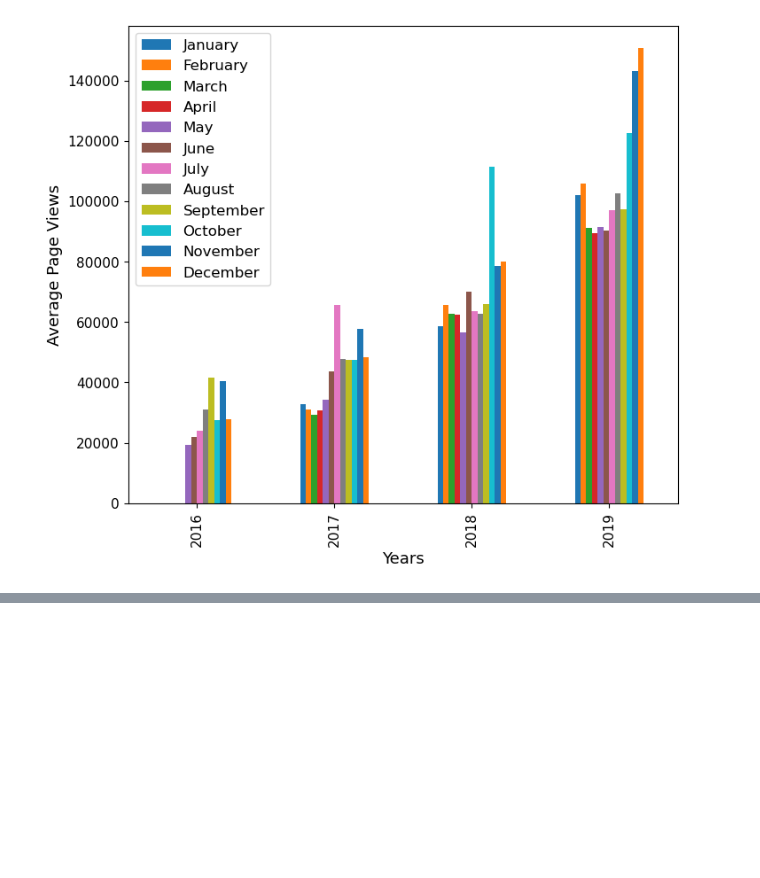
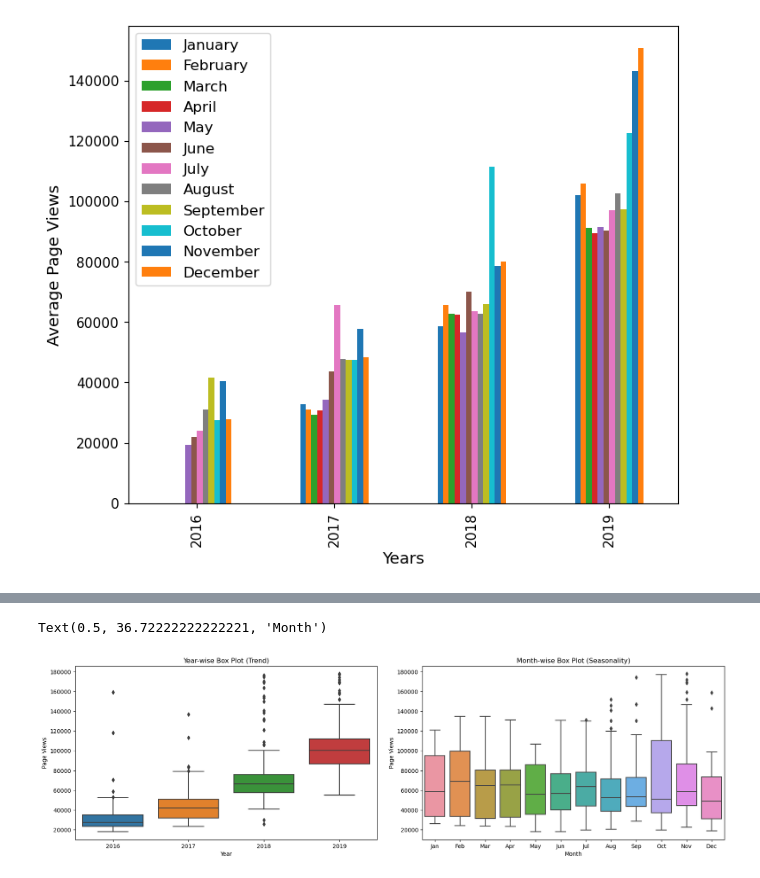
Before and after one commit to MrSz-84/Freecodecamp_data_science, a Jupyter notebook: Final_projects/final_time_series_visualizer/time_series_visualizer.ipynb, the cells around one changed output, grey strips where cells are left out. Drawn from its saved outputs; the diff is of its cells as text; code cells hidden in the pictures; blank space fills up the shorter version.

Commit message:
Box plot exercise added

```diff
--- a/Final_projects/final_time_series_visualizer/time_series_visualizer.ipynb
+++ b/Final_projects/final_time_series_visualizer/time_series_visualizer.ipynb
@@ -137,3 +137,10 @@ ax.legend(months, fontsize=12)
 ax.tick_params(labelsize=11)
 # %% [output]
 [figure]
+# %%
+df_box = df.copy().reset_index()
+# df_box['year'] = [d.strftime('%Y') for d in df_box.date]
+df_box["year"] = [d.year for d in df_box.date]
+df_box['month'] = [d.strftime('%b') for d in df_box.date]
+# df_box['month_num'] = df_box['date'].dt.month
+df_box
@@ -139,0 +161,17 @@ ax.tick_params(labelsize=11)
+# %%
+fig, axes = plt.subplots(1, 2, figsize=(18, 6), tight_layout=True)
+plt.tight_layout(pad=5)
+
+sns.boxplot(ax=axes[0], data=df_box, x='year', y='value')
+axes[0].set_title('Year-wise Box Plot (Trend)')
+axes[0].set_ylabel('Page Views')
+axes[0].set_xlabel('Year')
+
+order = ['Jan', 'Feb', 'Mar', 'Apr', 'May', 'Jun', 'Jul', 'Aug', 'Sep', 'Oct', 'Nov', 'Dec', ]
+sns.boxplot(ax=axes[1], data=df_box, x='month', y='value', order=order)
+axes[1].set_title('Month-wise Box Plot (Seasonality)')
+axes[1].set_ylabel('Page Views')
+axes[1].set_xlabel('Month')
+# %% [output]
+Text(0.5, 36.72222222222221, 'Month')
+[figure, added]
```
Also changed, not shown: parts of 1 cell of this notebook, 2 other files.
